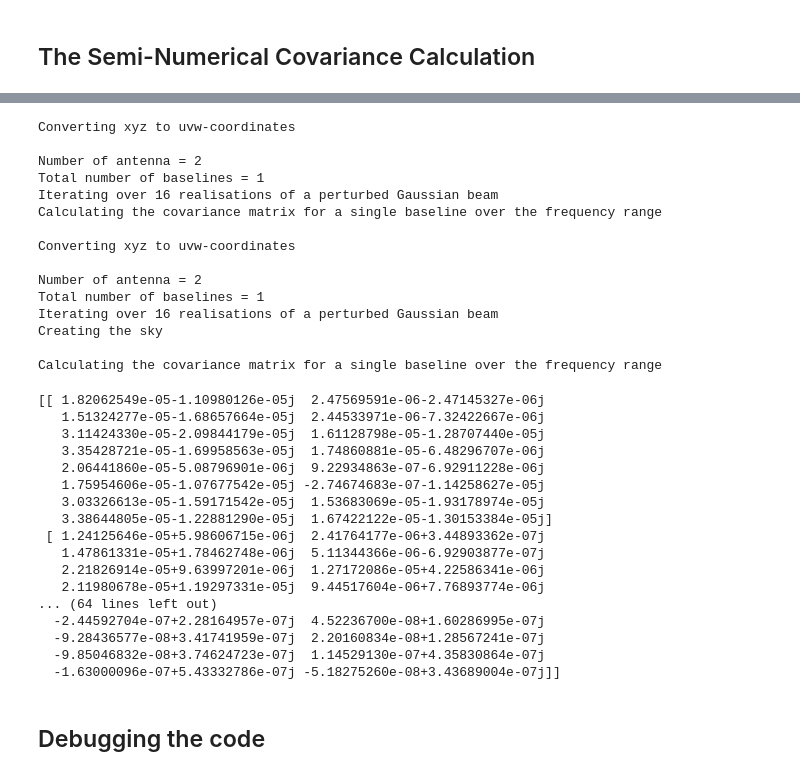
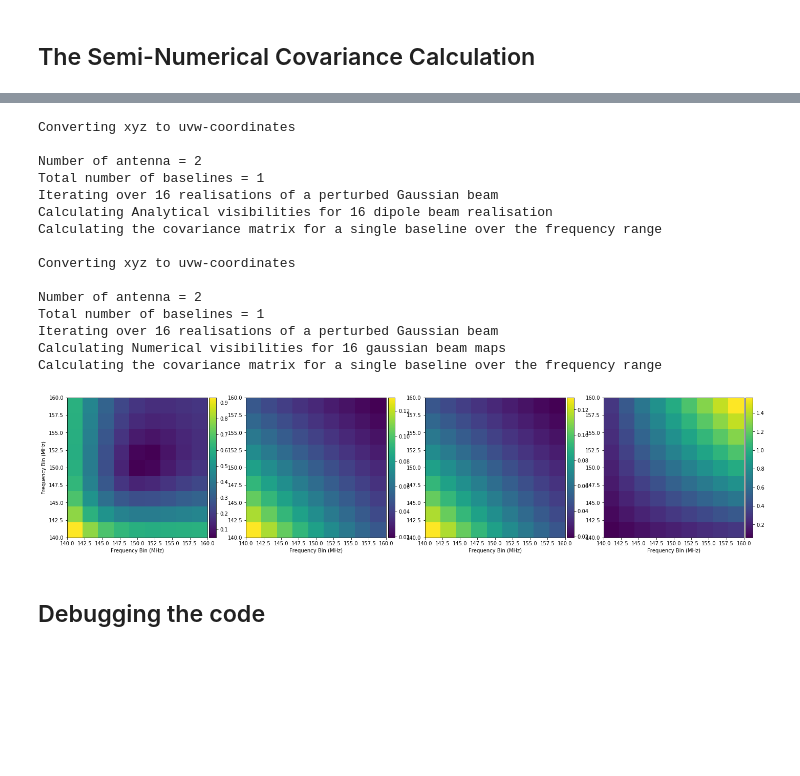
Before and after one commit to ronniyjoseph/Beam-Perturbations, a Jupyter notebook: Beam_Covariance_Analytic.ipynb, the cells around one changed output, grey strips where cells are left out. Saved outputs shown, nothing was run; the diff lists cells and outputs as text; code cells hidden in the pictures; blank space fills up the shorter version.

```diff
--- a/Beam_Covariance_Analytic.ipynb
+++ b/Beam_Covariance_Analytic.ipynb
@@ -501,7 +484,7 @@ SyntaxError: EOL while scanning string literal (<ipython-input-48-912a5ad5a00c>,
 # %%
-analytic = semi_analytic_visibility_beam_covariance(xyz_positions, frequency_range, sky_param, sky_seed = 0,
+semi_analytic = semi_analytic_visibility_beam_covariance(xyz_positions, frequency_range, sky_param, sky_seed = 0,
                                              visibility_generate = "analytical")
-numerical = semi_analytic_visibility_beam_covariance(xyz_positions, frequency_range, sky_param, sky_seed = 0,
+semi_numerical = semi_analytic_visibility_beam_covariance(xyz_positions, frequency_range, sky_param, sky_seed = 0,
                                              visibility_generate = "numerical")
 # %% [output]
 Converting xyz to uvw-coordinates
@@ -509,6 +492,7 @@ Converting xyz to uvw-coordinates
 Number of antenna = 2
 Total number of baselines = 1
 Iterating over 16 realisations of a perturbed Gaussian beam
+Calculating Analytical visibilities for 16 dipole beam realisation
 Calculating the covariance matrix for a single baseline over the frequency range
 
 Converting xyz to uvw-coordinates
@@ -516,30 +500,48 @@ Converting xyz to uvw-coordinates
 Number of antenna = 2
 Total number of baselines = 1
 Iterating over 16 realisations of a perturbed Gaussian beam
-Creating the sky
-
+Calculating Numerical visibilities for 16 gaussian beam maps
 Calculating the covariance matrix for a single baseline over the frequency range
 # %%
-cross_check =  analytic - numerical
-print(cross_check)
+#cross_check =  analytic - numerical
+#print(cross_check)
-# %% [output]
-[[ 1.82062549e-05-1.10980126e-05j  2.47569591e-06-2.47145327e-06j
-   1.51324277e-05-1.68657664e-05j  2.44533971e-06-7.32422667e-06j
-   3.11424330e-05-2.09844179e-05j  1.61128798e-05-1.28707440e-05j
-   3.35428721e-05-1.69958563e-05j  1.74860881e-05-6.48296707e-06j
-   2.06441860e-05-5.08796901e-06j  9.22934863e-07-6.92911228e-06j
-   1.75954606e-05-1.07677542e-05j -2.74674683e-07-1.14258627e-05j
-   3.03326613e-05-1.59171542e-05j  1.53683069e-05-1.93178974e-05j
-   3.38644805e-05-1.22881290e-05j  1.67422122e-05-1.30153384e-05j]
- [ 1.24125646e-05+5.98606715e-06j  2.41764177e-06+3.44893362e-07j
-   1.47861331e-05+1.78462748e-06j  5.11344366e-06-6.92903877e-07j
-   2.21826914e-05+9.63997201e-06j  1.27172086e-05+4.22586341e-06j
-   2.11980678e-05+1.19297331e-05j  9.44517604e-06+7.76893774e-06j
-... (64 lines left out)
-  -2.44592704e-07+2.28164957e-07j  4.52236700e-08+1.60286995e-07j
-  -9.28436577e-08+3.41741959e-07j  2.20160834e-08+1.28567241e-07j
-  -9.85046832e-08+3.74624723e-07j  1.14529130e-07+4.35830864e-07j
-  -1.63000096e-07+5.43332786e-07j -5.18275260e-08+3.43689004e-07j]]
+# %%
+sa_covariance = numpy.cov(semi_analytic)
+sn_covariance = numpy.cov(semi_numerical)
+#print(a_covariance - n_covariance)
+# %%
+if calculate_covariance:
+    %matplotlib inline
+    figure = pyplot.figure(figsize = (24,6))
+
+    a_covariance_plot = figure.add_subplot(141)
+    a_plot = a_covariance_plot.pcolor(frequency_range/1e6, frequency_range/1e6,numpy.abs(analytic_covariance))
+    a_covariance_plot.set_xlabel('Frequency Bin (MHz)')
+    a_covariance_plot.set_ylabel('Frequency Bin (MHz)')
+    a_covariance_plot.set_aspect('equal')
+    colorbar(a_plot)
+
+    sa_covariance_plot = figure.add_subplot(142)
+    sa_plot = sa_covariance_plot.pcolor(frequency_range/1e6, frequency_range/1e6,numpy.abs(sa_covariance))
+    sa_covariance_plot.set_xlabel('Frequency Bin (MHz)')
+    sa_covariance_plot.set_aspect('equal')
+    colorbar(sa_plot)
+
+    sn_covariance_plot = figure.add_subplot(143)
+    sn_plot = sn_covariance_plot.pcolor(frequency_range/1e6, frequency_range/1e6,numpy.abs(sn_covariance))
+    sn_covariance_plot.set_xlabel('Frequency Bin (MHz)')
+    sn_covariance_plot.set_aspect('equal')
+    colorbar(sn_plot)
+
+    n_covariance_plot = figure.add_subplot(144)
+    n_plot = n_covariance_plot.pcolor(frequency_range/1e6, frequency_range/1e6,numpy.abs(numerical_covariance))
+    n_covariance_plot.set_xlabel('Frequency Bin (MHz)')
+    n_covariance_plot.set_aspect('equal')
+    colorbar(n_plot)
+
+    pyplot.show()
+# %% [output]
+[figure, added]
 # %% [markdown]
 ## Debugging the code
 # %%
```
Also changed, not shown: parts of 8 cells of this notebook.
